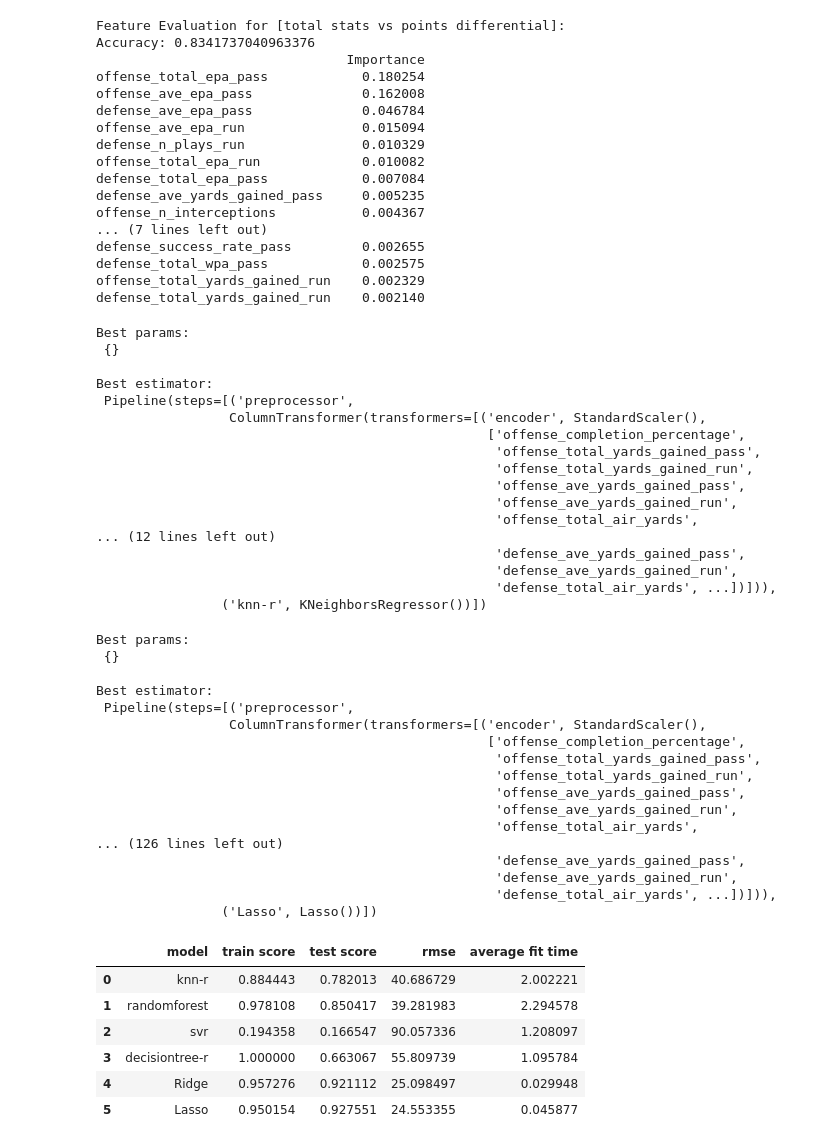
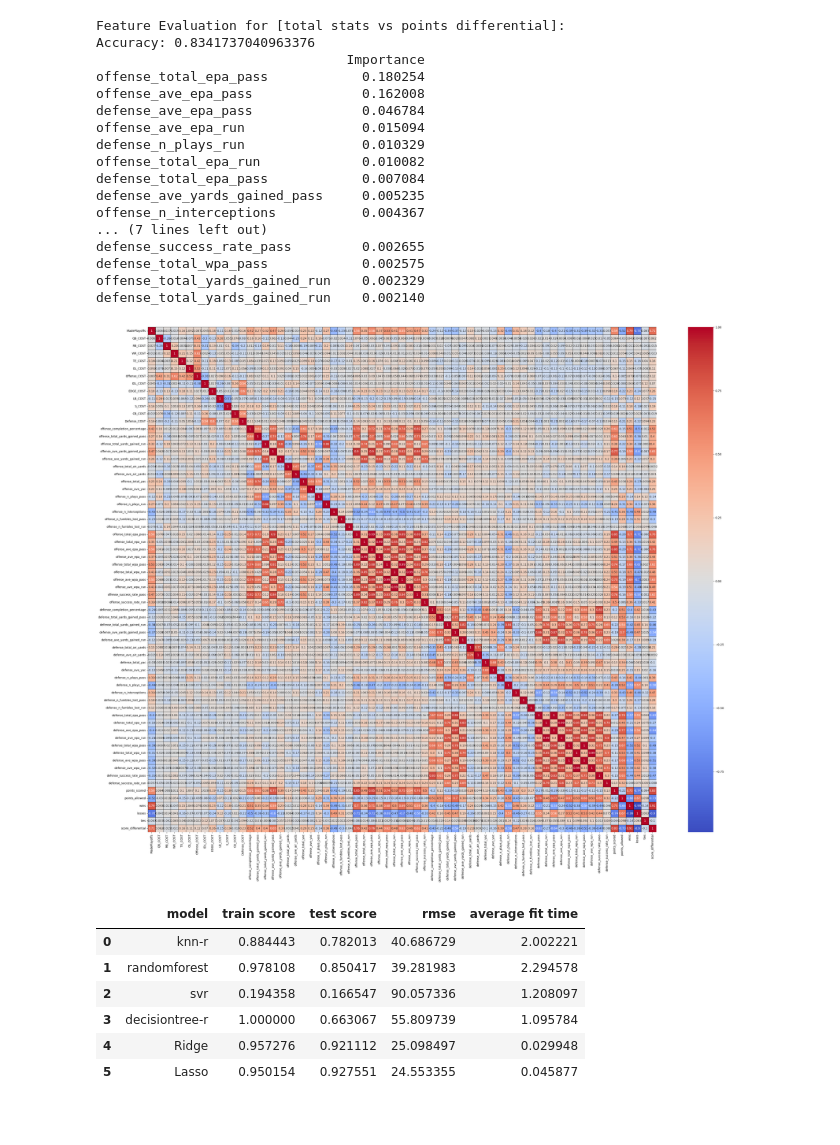
Before and after one commit to codemonkey1101/ucb-mlai-capstone, a Jupyter notebook: feature_evaluation.ipynb, the cells around one changed output. Drawn from its saved outputs; the diff is of its cells as text; code cells hidden in the pictures; blank space fills up the shorter version.

```diff
--- a/feature_evaluation.ipynb
+++ b/feature_evaluation.ipynb
@@ -327,0 +324,12 @@ models = {
+# %%
+
+# Calculate the correlation matrix for the entire data set
+corr = df.corr()
+
+# Generate the heatmap
+plt.figure(figsize=(40, 32))
+sns.heatmap(corr,annot=True, cmap='coolwarm', linewidths=0.5, linecolor='black',
+            xticklabels=corr.columns, yticklabels=corr.columns)  # Consider turning off annotations for speed
+plt.show()
+# %% [output]
+[figure, added]
@@ -328,11 +346,5 @@ models = {
 # %%
 results = []
-
-# set target data set
-X_train = allstats_X_train
-X_test = allstats_X_test
-y_train = score_diff_y_train
-y_test = score_diff_y_test
 
 # Execute pipeline containing encoded data
 # and target models
@@ -355,8 +367,8 @@ for name, (model) in models.items():
     # Get the best estimator
     best_model = grid_search.best_estimator_
     best_rmse = -grid_search.best_score_
-    # print("Best params: \n", grid_search.best_params_)
-    print("\nBest estimator: \n", grid_search.best_estimator_)
+    ## print("Best params: \n", grid_search.best_params_)
+    # print("\nBest estimator: \n", grid_search.best_estimator_)
 
     # Evaluate on training and test sets
     train_score = best_model.score(X_train, y_train)
@@ -370,41 +382,6 @@ results_df = pd.DataFrame(results, columns=['model', 'train score', 'test score'
 results_df.reset_index(inplace=True)
 
 results_df.to_json('results/baseline_model_results.json', orient='records', double_precision=10)
-# %% [output]
-Best params:
- {}
-
-Best estimator:
- Pipeline(steps=[('preprocessor',
-                 ColumnTransformer(transformers=[('encoder', StandardScaler(),
-                                                  ['offense_completion_percentage',
-                                                   'offense_total_yards_gained_pass',
-                                                   'offense_total_yards_gained_run',
-                                                   'offense_ave_yards_gained_pass',
-                                                   'offense_ave_yards_gained_run',
-                                                   'offense_total_air_yards',
-... (12 lines left out)
-                                                   'defense_ave_yards_gained_pass',
-                                                   'defense_ave_yards_gained_run',
-                                                   'defense_total_air_yards', ...])])),
-                ('knn-r', KNeighborsRegressor())])
-Best params:
- {}
-
-Best estimator:
- Pipeline(steps=[('preprocessor',
-                 ColumnTransformer(transformers=[('encoder', StandardScaler(),
-                                                  ['offense_completion_percentage',
-                                                   'offense_total_yards_gained_pass',
-                                                   'offense_total_yards_gained_run',
-                                                   'offense_ave_yards_gained_pass',
-                                                   'offense_ave_yards_gained_run',
-                                                   'offense_total_air_yards',
-... (126 lines left out)
-                                                   'defense_ave_yards_gained_pass',
-                                                   'defense_ave_yards_gained_run',
-                                                   'defense_total_air_yards', ...])])),
-                ('Lasso', Lasso())])
 # %%
 # baseline results
 baseline_df = pd.read_json(r'results/baseline_model_results.json')
```
Also changed, not shown: parts of 2 cells of this notebook.
